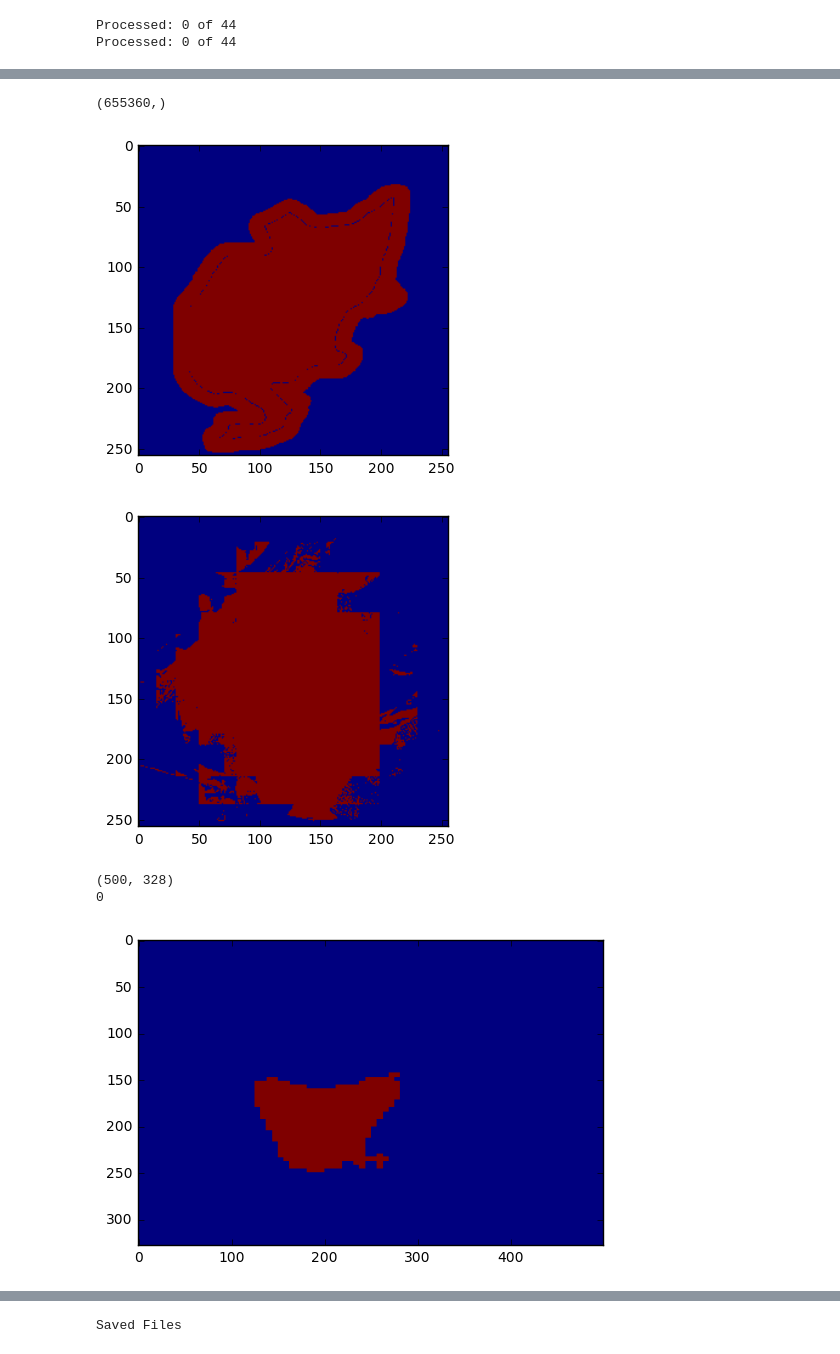
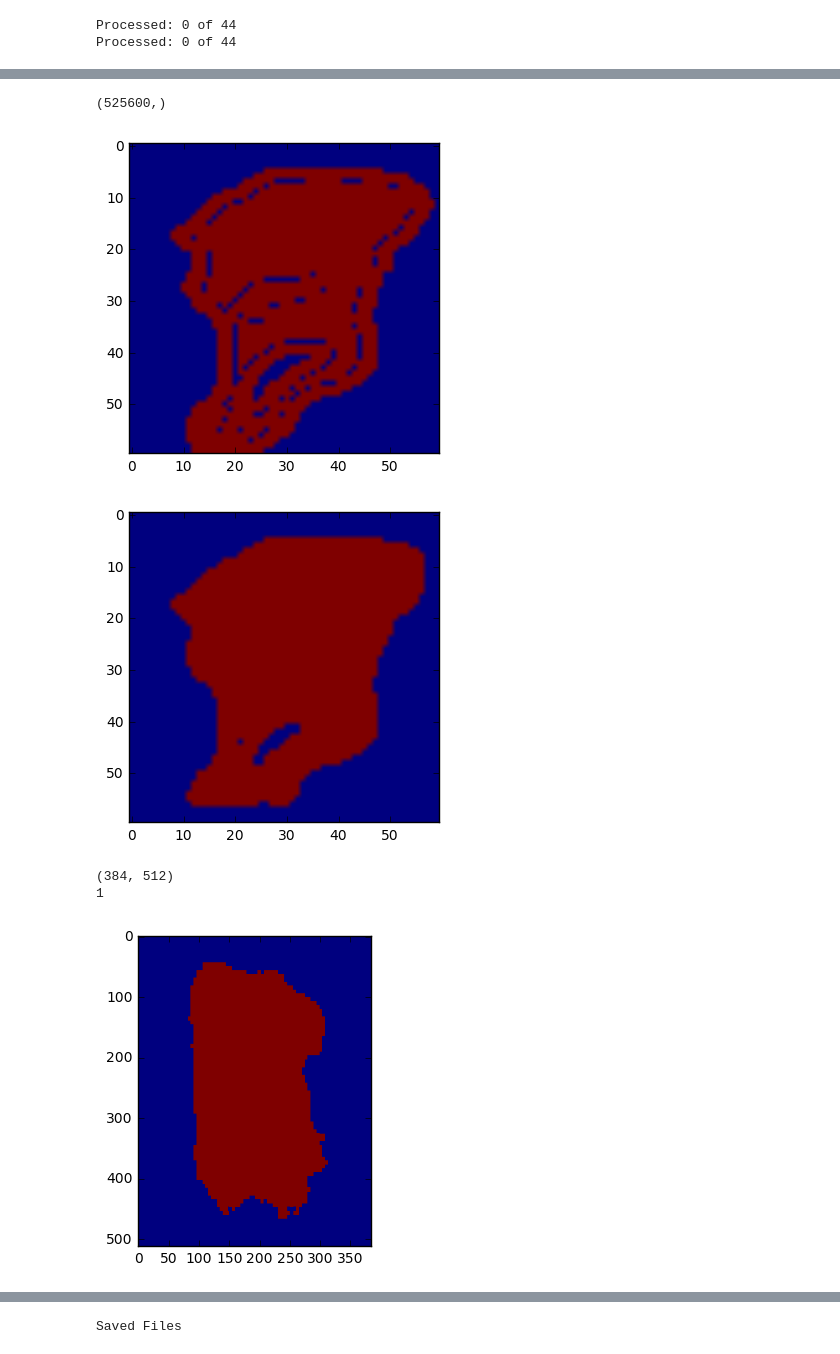
Before and after one commit to YoDaMa/CatDogClassification, a Jupyter notebook: MainJupyter.ipynb, the cells around one changed output, grey strips where cells are left out. Saved outputs shown, nothing was run; the diff lists cells and outputs as text; code cells hidden in the pictures.

```diff
--- a/MainJupyter.ipynb
+++ b/MainJupyter.ipynb
@@ -172,31 +178,31 @@ pred_image.shape
 # %%
 from scipy.misc import imread
 import matplotlib.pyplot as plt
-lb = np.asarray(label_data[0:10*256**2])
+lb = np.asarray(label_data)
 print(lb.shape)
-lb = lb.reshape(10, t_n, t_n)
-plt.imshow(lb[0])
+lb = lb.reshape(146, t_n, t_n)
+plt.imshow(lb[3])
 plt.show()
 # %% [output]
-(655360,)
+(525600,)
-[figure, old version]
+[figure, new version]
 # %%
-im = pred_image[0]
+im = filt_image_list[3]
 im = Image.fromarray(im).convert('L')
 # im = Image.open('labelled/31.png')
 im1 = im.load()
 plt.imshow(im)
 plt.show()
 # %% [output]
-[figure, old version]
+[figure, new version]
 # %%
-im = Image.open('labelled_1345/10.png')
+im = Image.open('../CatDogDataSet/labelled_1345/06.png')
 print(im.size)
 im1 = im.load()
 print(im1[200,150])
 plt.imshow(im)
 plt.show()
 # %% [output]
-(500, 328)
-0
+(384, 512)
+1
-[figure, old version]
+[figure, new version]
```
Also changed, not shown: parts of 13 cells of this notebook, 2 other files.
